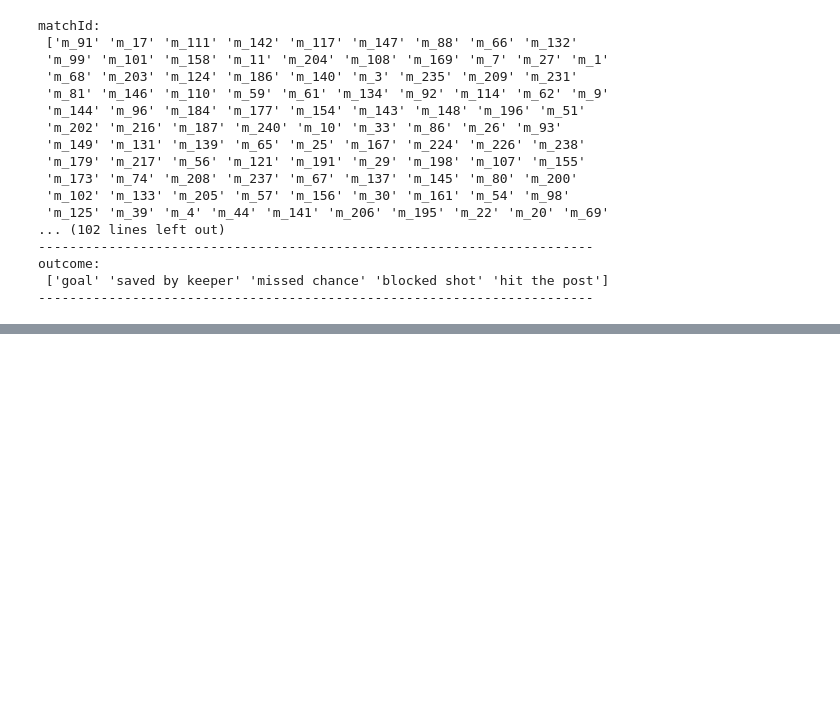
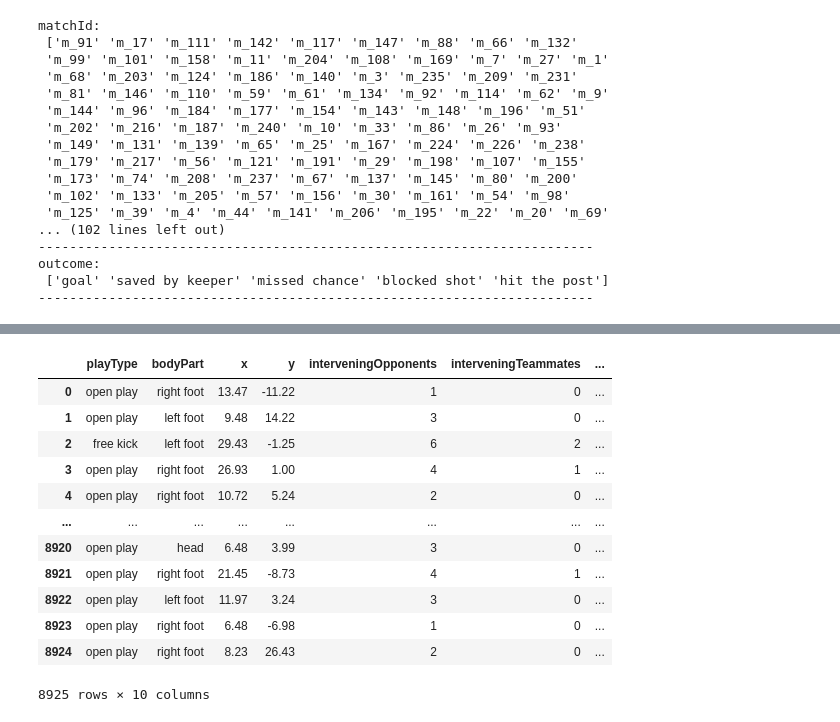
Before and after one commit to eslami200117/Data-Science, a Jupyter notebook: CA5/CA5.ipynb, the cells around one changed output, grey strips where cells are left out. Cells and saved outputs as stored; diff of their text form; code cells hidden in the pictures; blank space fills up the shorter version.

Commit message:
remove match/player id

```diff
--- a/CA5/CA5.ipynb
+++ b/CA5/CA5.ipynb
@@ -129,0 +130,18 @@ ImportError: please install flaml[automl] option to use the flaml.automl package
+# %%
+df.drop('matchId', inplace=True, axis=1)
+df.drop('playerId', inplace=True, axis=1)
+df
+# %% [output]
+|  | playType | bodyPart | x | y | interveningOpponents | interveningTeammates | ... |
+| 0 | open play | right foot | 13.47 | -11.22 | 1 | 0 | ... |
+| 1 | open play | left foot | 9.48 | 14.22 | 3 | 0 | ... |
+| 2 | free kick | left foot | 29.43 | -1.25 | 6 | 2 | ... |
+| 3 | open play | right foot | 26.93 | 1.00 | 4 | 1 | ... |
+| 4 | open play | right foot | 10.72 | 5.24 | 2 | 0 | ... |
+| ... | ... | ... | ... | ... | ... | ... | ... |
+| 8920 | open play | head | 6.48 | 3.99 | 3 | 0 | ... |
+| 8921 | open play | right foot | 21.45 | -8.73 | 4 | 1 | ... |
+| 8922 | open play | left foot | 11.97 | 3.24 | 3 | 0 | ... |
+| 8923 | open play | right foot | 6.48 | -6.98 | 1 | 0 | ... |
+| 8924 | open play | right foot | 8.23 | 26.43 | 2 | 0 | ... |
+8925 rows × 10 columns
```
Also changed, not shown: parts of 1 cell of this notebook.
